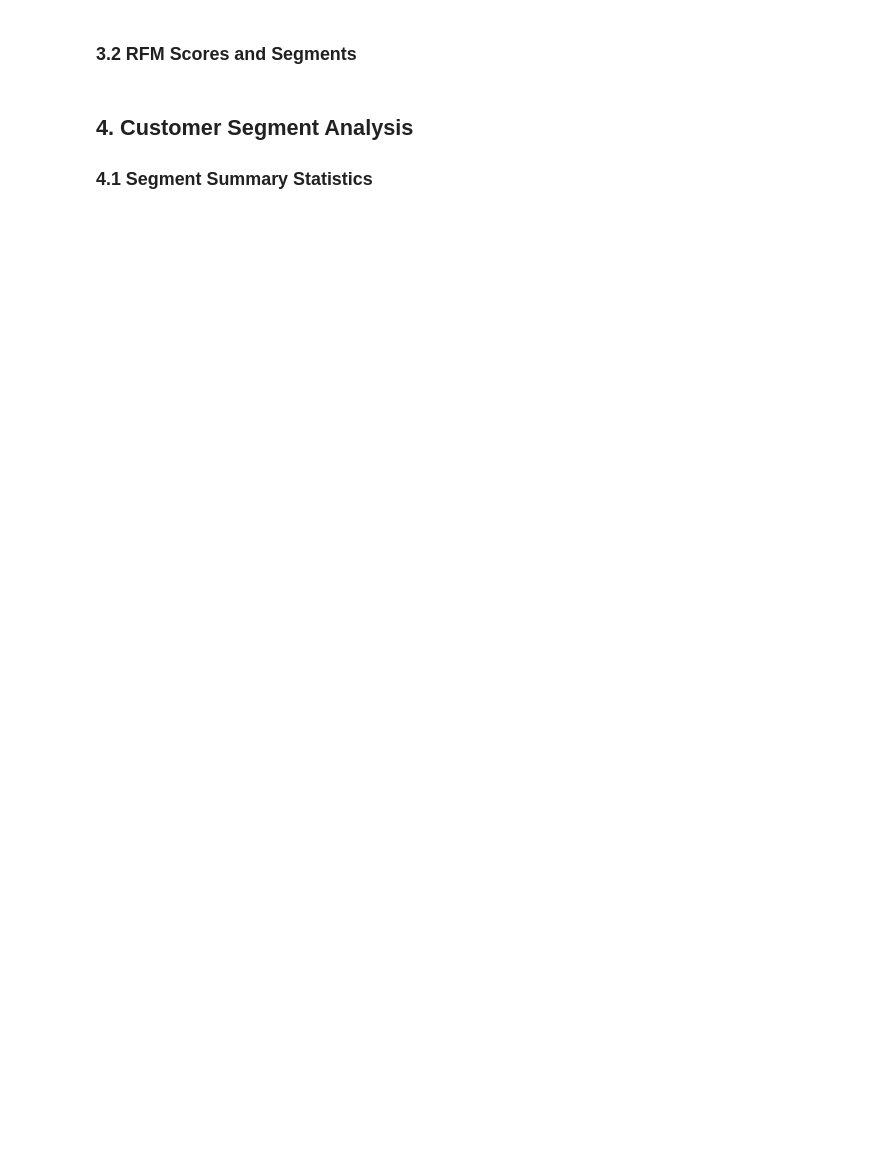
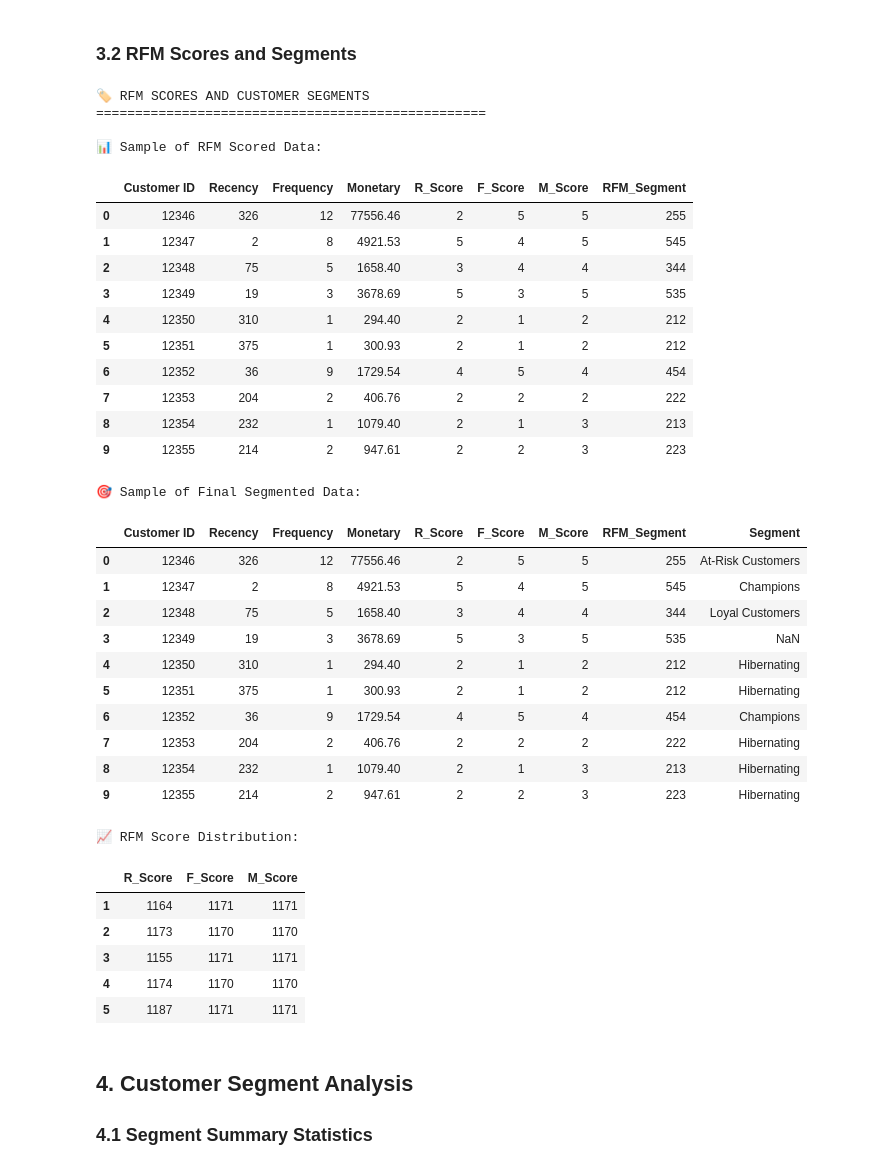
Before and after one commit to DilsaraThiranjaya/Strategic-Growth-Analysis-Team-Code-Serpents, a Jupyter notebook: notebooks/retail_analysis.ipynb, the cells around one changed output. Cells and saved outputs as stored; diff of their text form; code cells hidden in the pictures; blank space fills up the shorter version.

```diff
--- a/notebooks/retail_analysis.ipynb
+++ b/notebooks/retail_analysis.ipynb
@@ -125,5 +218,58 @@ ValueError: Bin labels must be one fewer than the number of bin edges
 # %% [markdown]
 ### 3.2 RFM Scores and Segments
+# %%
+# Display RFM scores and segments
+print("🏷️ RFM SCORES AND CUSTOMER SEGMENTS")
+print("=" * 50)
+
+print("\n📊 Sample of RFM Scored Data:")
+display(rfm_scored.head(10))
+
+print("\n🎯 Sample of Final Segmented Data:")
+display(rfm_final.head(10))
+
+print("\n📈 RFM Score Distribution:")
+score_dist = pd.DataFrame({
+    'R_Score': rfm_scored['R_Score'].value_counts().sort_index(),
+    'F_Score': rfm_scored['F_Score'].value_counts().sort_index(),
+    'M_Score': rfm_scored['M_Score'].value_counts().sort_index()
+})
+display(score_dist)
+# %% [output]
+🏷️ RFM SCORES AND CUSTOMER SEGMENTS
+==================================================
+
+📊 Sample of RFM Scored Data:
+|  | Customer ID | Recency | Frequency | Monetary | R_Score | F_Score | M_Score | RFM_Segment |
+| 0 | 12346 | 326 | 12 | 77556.46 | 2 | 5 | 5 | 255 |
+| 1 | 12347 | 2 | 8 | 4921.53 | 5 | 4 | 5 | 545 |
+| 2 | 12348 | 75 | 5 | 1658.40 | 3 | 4 | 4 | 344 |
+| 3 | 12349 | 19 | 3 | 3678.69 | 5 | 3 | 5 | 535 |
+| 4 | 12350 | 310 | 1 | 294.40 | 2 | 1 | 2 | 212 |
+| 5 | 12351 | 375 | 1 | 300.93 | 2 | 1 | 2 | 212 |
+| 6 | 12352 | 36 | 9 | 1729.54 | 4 | 5 | 4 | 454 |
+| 7 | 12353 | 204 | 2 | 406.76 | 2 | 2 | 2 | 222 |
+| 8 | 12354 | 232 | 1 | 1079.40 | 2 | 1 | 3 | 213 |
+| 9 | 12355 | 214 | 2 | 947.61 | 2 | 2 | 3 | 223 |
+🎯 Sample of Final Segmented Data:
+|  | Customer ID | Recency | Frequency | Monetary | R_Score | F_Score | M_Score | RFM_Segment | Segment |
+| 0 | 12346 | 326 | 12 | 77556.46 | 2 | 5 | 5 | 255 | At-Risk Customers |
+| 1 | 12347 | 2 | 8 | 4921.53 | 5 | 4 | 5 | 545 | Champions |
+| 2 | 12348 | 75 | 5 | 1658.40 | 3 | 4 | 4 | 344 | Loyal Customers |
+| 3 | 12349 | 19 | 3 | 3678.69 | 5 | 3 | 5 | 535 | NaN |
+| 4 | 12350 | 310 | 1 | 294.40 | 2 | 1 | 2 | 212 | Hibernating |
+| 5 | 12351 | 375 | 1 | 300.93 | 2 | 1 | 2 | 212 | Hibernating |
+| 6 | 12352 | 36 | 9 | 1729.54 | 4 | 5 | 4 | 454 | Champions |
+| 7 | 12353 | 204 | 2 | 406.76 | 2 | 2 | 2 | 222 | Hibernating |
+| 8 | 12354 | 232 | 1 | 1079.40 | 2 | 1 | 3 | 213 | Hibernating |
+| 9 | 12355 | 214 | 2 | 947.61 | 2 | 2 | 3 | 223 | Hibernating |
+📈 RFM Score Distribution:
+|  | R_Score | F_Score | M_Score |
+| 1 | 1164 | 1171 | 1171 |
+| 2 | 1173 | 1170 | 1170 |
+| 3 | 1155 | 1171 | 1171 |
+| 4 | 1174 | 1170 | 1170 |
+| 5 | 1187 | 1171 | 1171 |
 # %% [markdown]
 ## 4. Customer Segment Analysis
 
```
Also changed, not shown: parts of 13 cells of this notebook, 8 other files.
